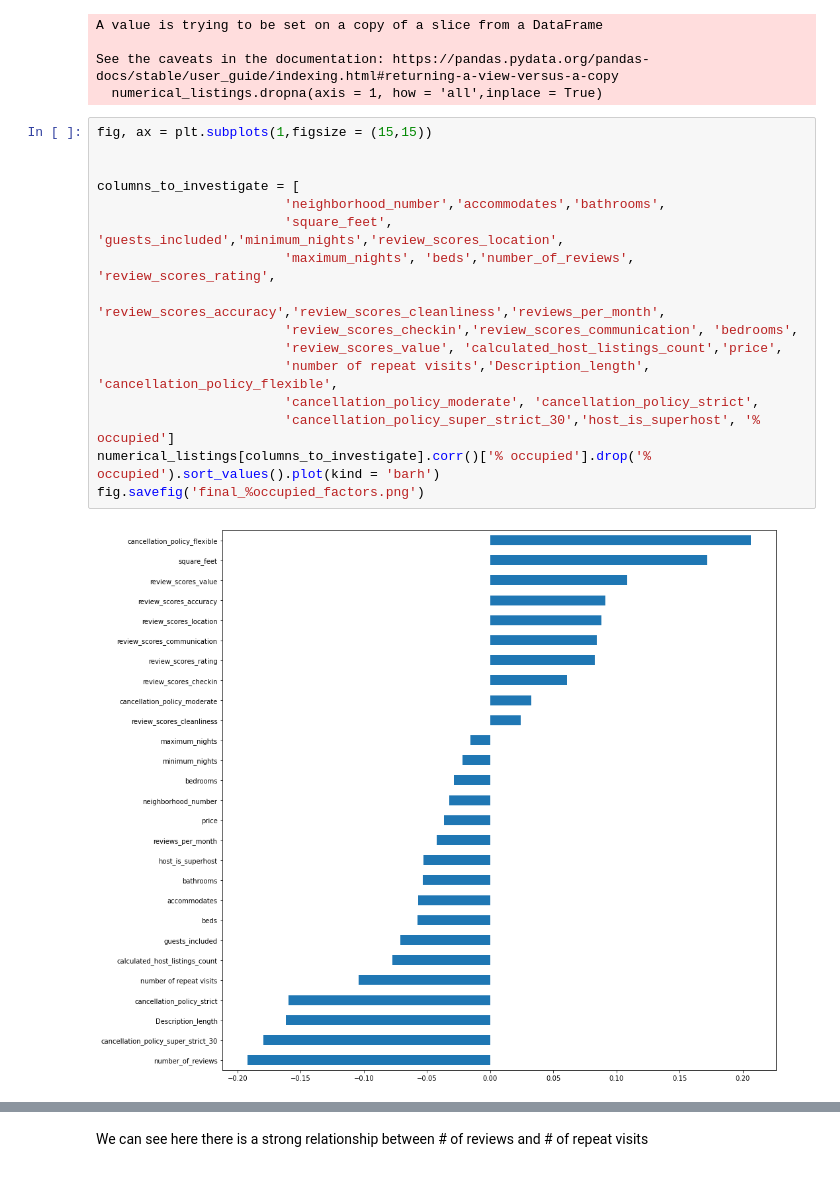
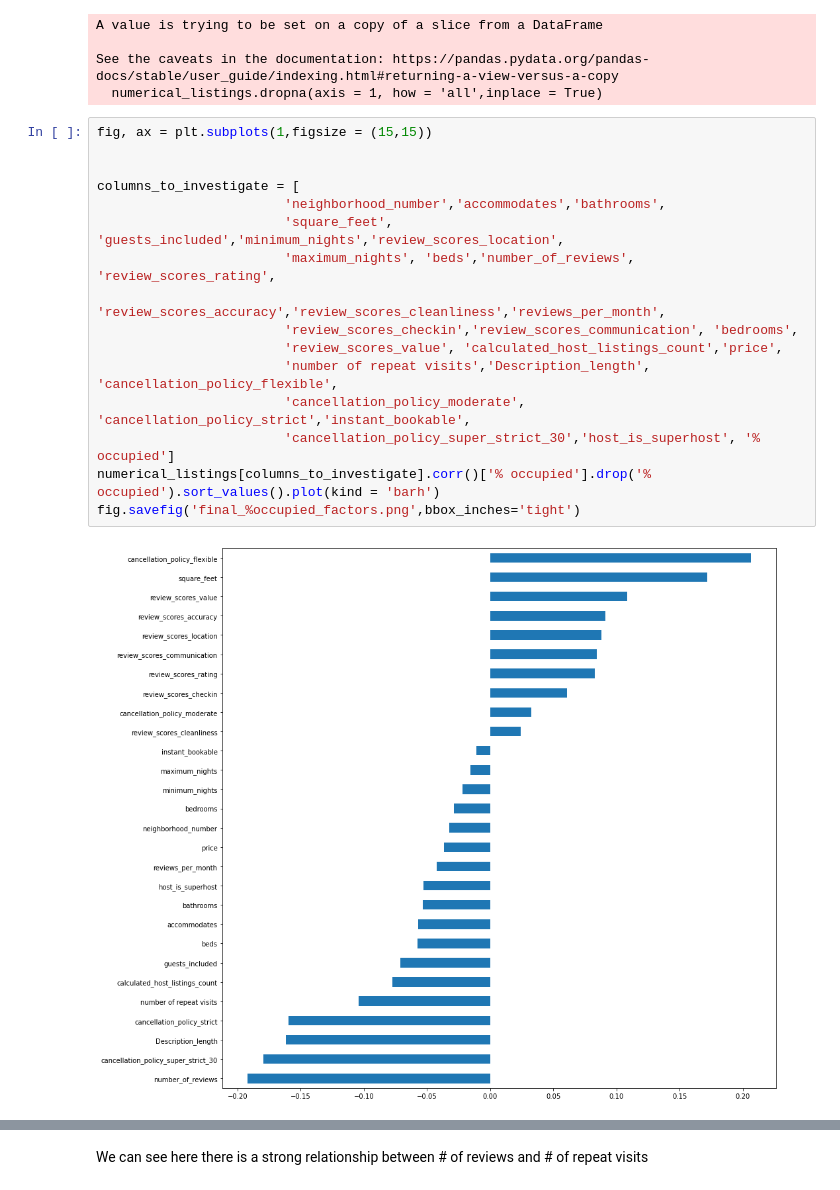
Before and after one commit to ogurashi/Boston-AirBnB-Analysis, a Jupyter notebook: rentals.ipynb, the cells around one changed output, grey strips where cells are left out. Cells and saved outputs as stored; diff of their text form.

```diff
--- a/rentals.ipynb
+++ b/rentals.ipynb
@@ -857,21 +853,21 @@ See the caveats in the documentation: https://pandas.pydata.org/pandas-docs/stab
 # %%
 fig, ax = plt.subplots(1,figsize = (15,15))
 
 
 columns_to_investigate = [
                         'neighborhood_number','accommodates','bathrooms',
                         'square_feet', 'guests_included','minimum_nights','review_scores_location',
                         'maximum_nights', 'beds','number_of_reviews', 'review_scores_rating',
                         'review_scores_accuracy','review_scores_cleanliness','reviews_per_month',
                         'review_scores_checkin','review_scores_communication', 'bedrooms',
                         'review_scores_value', 'calculated_host_listings_count','price',
                         'number of repeat visits','Description_length', 'cancellation_policy_flexible',
-                        'cancellation_policy_moderate', 'cancellation_policy_strict',
+                        'cancellation_policy_moderate', 'cancellation_policy_strict','instant_bookable',
                         'cancellation_policy_super_strict_30','host_is_superhost', '% occupied']
 numerical_listings[columns_to_investigate].corr()['% occupied'].drop('% occupied').sort_values().plot(kind = 'barh')
-fig.savefig('final_%occupied_factors.png')
+fig.savefig('final_%occupied_factors.png',bbox_inches='tight')
 # %% [output]
-[figure, old version]
+[figure, new version]
 # %%
 fig, ax = plt.subplots(1,figsize = (10,10))
 
```
Also changed, not shown: parts of 20 cells of this notebook, 1 other file.
